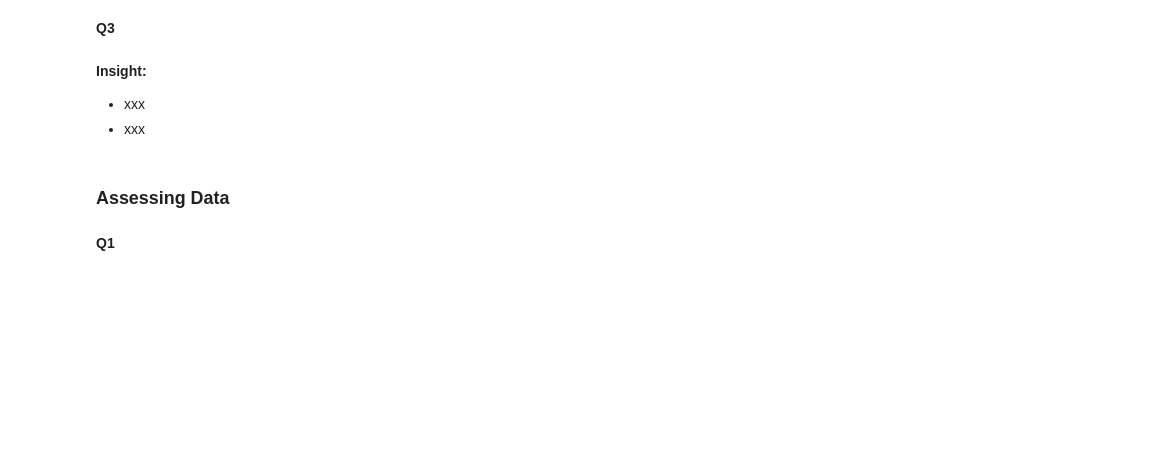
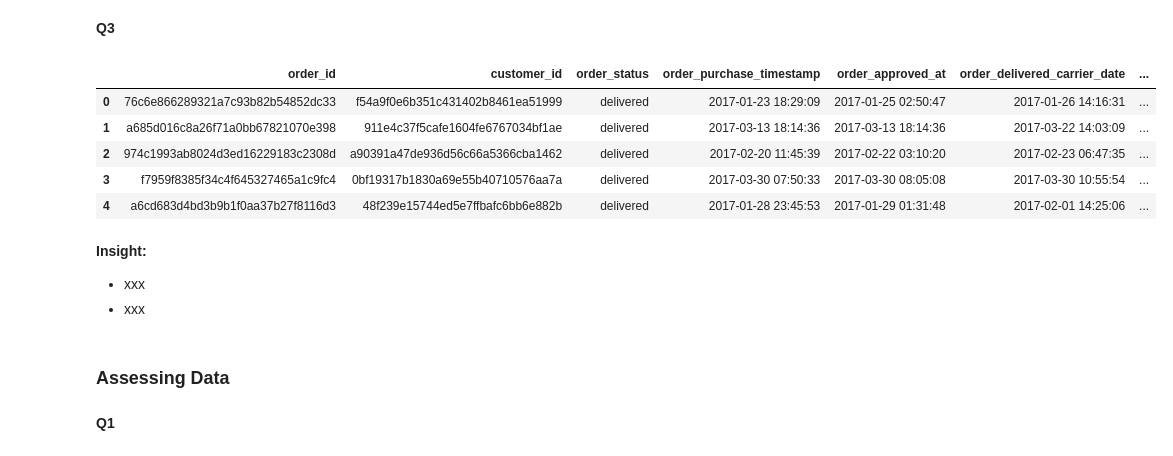
Before and after one commit to faarismuda/E-commerce-Analysis, a Jupyter notebook: Proyek Analisis Data Dicoding - Faaris Muda Dwi Nugraha.ipynb, the cells around one changed output. Saved outputs shown, nothing was run; the diff lists cells and outputs as text; code cells hidden in the pictures; blank space fills up the shorter version.

```diff
--- a/Proyek Analisis Data Dicoding - Faaris Muda Dwi Nugraha.ipynb
+++ b/Proyek Analisis Data Dicoding - Faaris Muda Dwi Nugraha.ipynb
@@ -132,5 +170,33 @@ data_q2.head()
 # %% [markdown]
 **Q3**
+# %%
+# Filter orders dari tahun 2017
+orders['order_purchase_timestamp'] = pd.to_datetime(orders['order_purchase_timestamp'])
+q1_orders = orders[
+    (orders['order_purchase_timestamp'] >= '2017-01-01') &
+    (orders['order_purchase_timestamp'] <= '2017-03-31')
+]
+
+# Gabungkan orders dengan order items
+data_q3 = q1_orders.merge(order_items, on='order_id', how='inner')
+
+# Gabung dengan products untuk mendapatkan product category
+data_q3 = data_q3.merge(products[['product_id', 'product_category_name']], on='product_id', how='inner')
+
+# Gabung dengan category translation untuk translate product category ke Bahasa Inggris
+data_q3 = data_q3.merge(product_category_name_translation, on='product_category_name', how='left')
+
+# Simpan dataset ke CSV
+data_q3.to_csv('data_q3.csv', index=False)
+
+data_q3.head()
+# %% [output]
+|  | order_id | customer_id | order_status | order_purchase_timestamp | order_approved_at | order_delivered_carrier_date | ... |
+| 0 | 76c6e866289321a7c93b82b54852dc33 | f54a9f0e6b351c431402b8461ea51999 | delivered | 2017-01-23 18:29:09 | 2017-01-25 02:50:47 | 2017-01-26 14:16:31 | ... |
+| 1 | a685d016c8a26f71a0bb67821070e398 | 911e4c37f5cafe1604fe6767034bf1ae | delivered | 2017-03-13 18:14:36 | 2017-03-13 18:14:36 | 2017-03-22 14:03:09 | ... |
+| 2 | 974c1993ab8024d3ed16229183c2308d | a90391a47de936d56c66a5366cba1462 | delivered | 2017-02-20 11:45:39 | 2017-02-22 03:10:20 | 2017-02-23 06:47:35 | ... |
+| 3 | f7959f8385f34c4f645327465a1c9fc4 | 0bf19317b1830a69e55b40710576aa7a | delivered | 2017-03-30 07:50:33 | 2017-03-30 08:05:08 | 2017-03-30 10:55:54 | ... |
+| 4 | a6cd683d4bd3b9b1f0aa37b27f8116d3 | 48f239e15744ed5e7ffbafc6bb6e882b | delivered | 2017-01-28 23:45:53 | 2017-01-29 01:31:48 | 2017-02-01 14:25:06 | ... |
 # %% [markdown]
 **Insight:**
 - xxx
```
Also changed, not shown: parts of 15 cells of this notebook.
